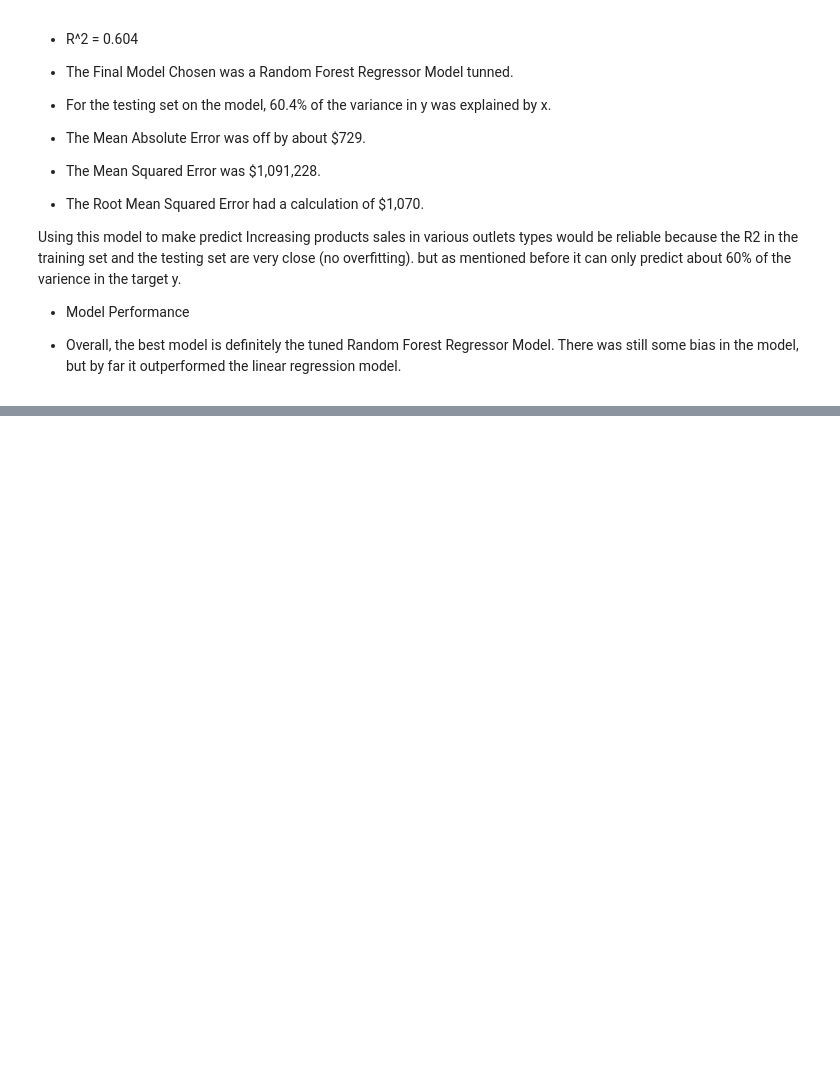
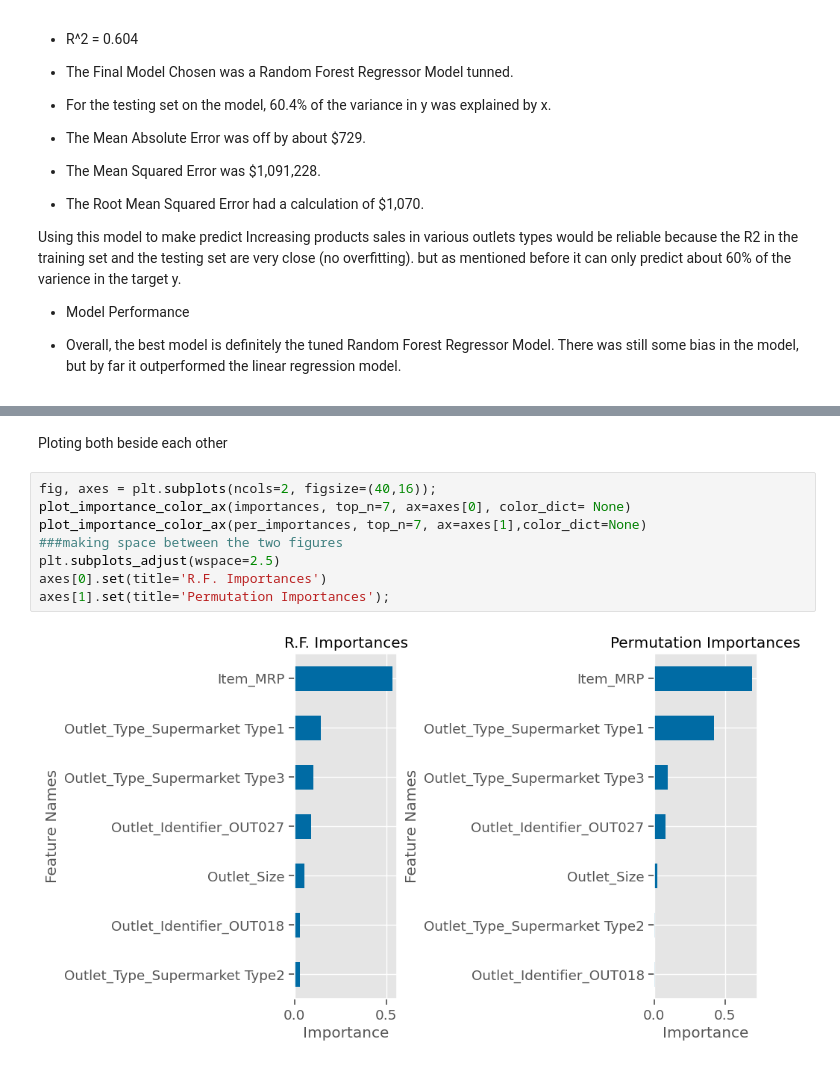
Before and after one commit to Khalil-Salama/Prediction-of-Product-Sales, a Jupyter notebook: Prediction_of_Product_Sales.ipynb, the cells around one changed output, grey strips where cells are left out. Drawn from its saved outputs; the diff is of its cells as text; blank space fills up the shorter version.

```diff
--- a/Prediction_of_Product_Sales.ipynb
+++ b/Prediction_of_Product_Sales.ipynb
@@ -2640,0 +2547,12 @@ Using this model to make predict Increasing products sales in various outlets ty
+# %% [markdown]
+Ploting both beside each other
+# %%
+fig, axes = plt.subplots(ncols=2, figsize=(40,16));
+plot_importance_color_ax(importances, top_n=7, ax=axes[0], color_dict= None)
+plot_importance_color_ax(per_importances, top_n=7, ax=axes[1],color_dict=None)
+###making space between the two figures
+plt.subplots_adjust(wspace=2.5)
+axes[0].set(title='R.F. Importances')
+axes[1].set(title='Permutation Importances');
+# %% [output]
+[figure, added]
```
Also changed, not shown: parts of 81 cells of this notebook.
